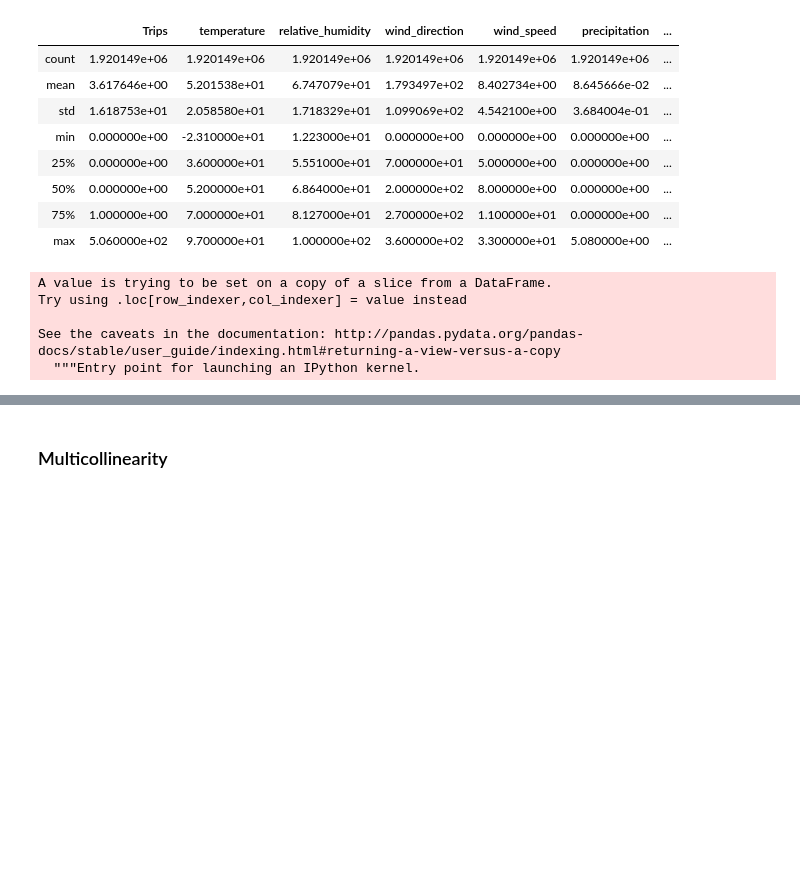
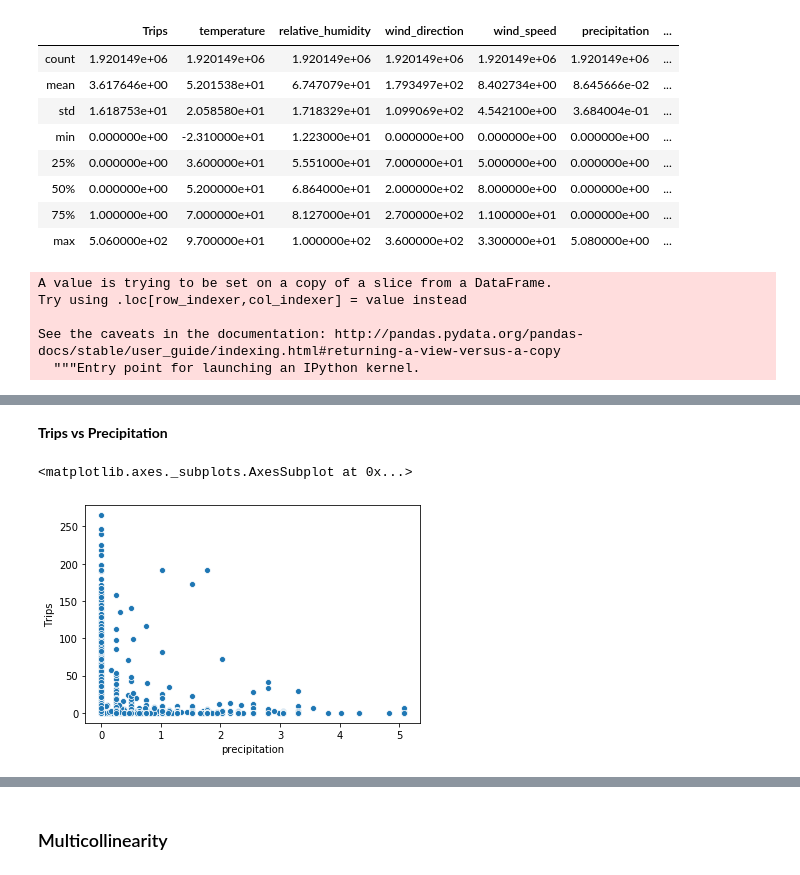
Before and after one commit to alexisgaziello/CSP_MATH_571_taxi_oracle, a Jupyter notebook: src/Data Analysis.ipynb, the cells around one changed output, grey strips where cells are left out. Drawn from its saved outputs; the diff is of its cells as text; code cells hidden in the pictures; blank space fills up the shorter version.

```diff
--- a/src/Data Analysis.ipynb
+++ b/src/Data Analysis.ipynb
@@ -381,0 +486,7 @@ final_df.to_csv('../../../DataSets/dataset_final.csv')
+# %% [markdown]
+**Trips vs Precipitation**
+# %%
+sns.scatterplot(x='precipitation',y='Trips',data=final_df.sample(n=10000))
+# %% [output]
+<matplotlib.axes._subplots.AxesSubplot at 0x...>
+[figure, added]
```
Also changed, not shown: parts of 61 cells of this notebook.
